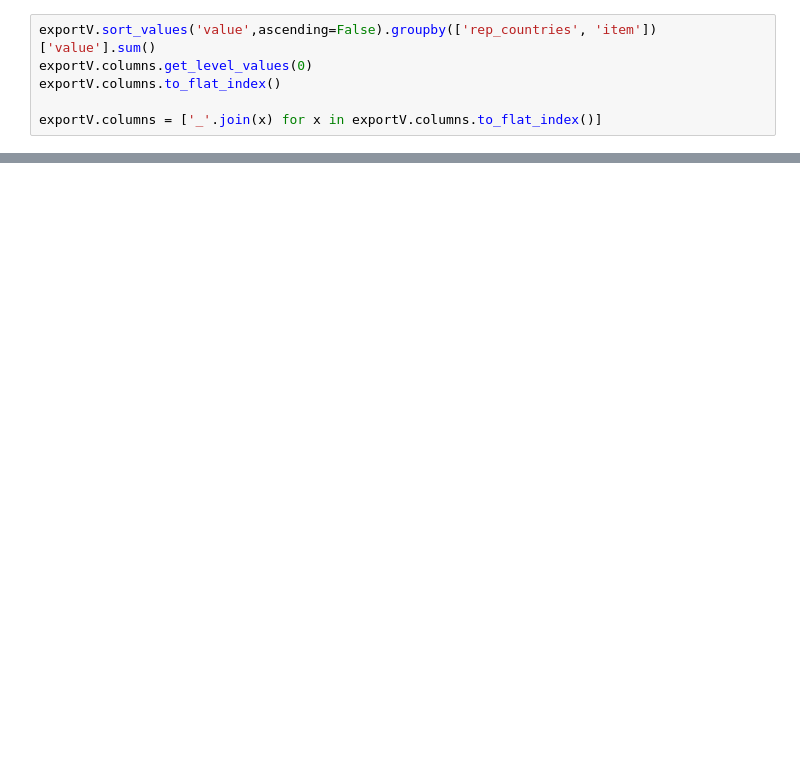
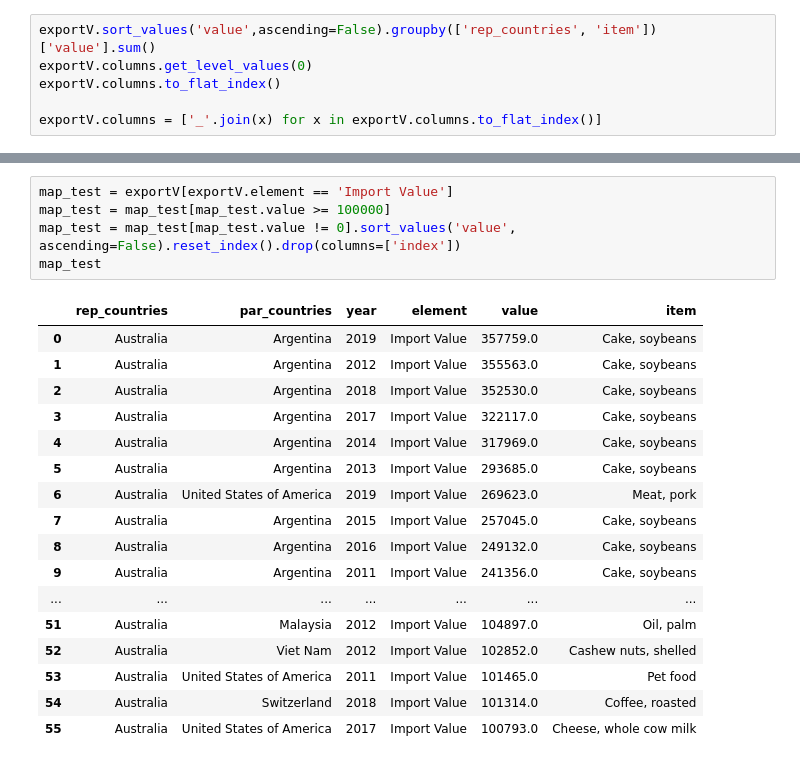
Before and after one commit to NikunjPatel852/Project_2, a Jupyter notebook: draftapiconnection.ipynb, the cells around one changed output, grey strips where cells are left out. Cells and saved outputs as stored; diff of their text form; blank space fills up the shorter version.

```diff
--- a/draftapiconnection.ipynb
+++ b/draftapiconnection.ipynb
@@ -146,0 +160,23 @@ exportV4.to_json(r'C:\Users\nikun\OneDrive\Desktop\Data Bootcamp\Project_2\stati
+# %%
+map_test = exportV[exportV.element == 'Import Value']
+map_test = map_test[map_test.value >= 100000]
+map_test = map_test[map_test.value != 0].sort_values('value', ascending=False).reset_index().drop(columns=['index'])
+map_test
+# %% [output]
+|  | rep_countries | par_countries | year | element | value | item |
+| 0 | Australia | Argentina | 2019 | Import Value | 357759.0 | Cake, soybeans |
+| 1 | Australia | Argentina | 2012 | Import Value | 355563.0 | Cake, soybeans |
+| 2 | Australia | Argentina | 2018 | Import Value | 352530.0 | Cake, soybeans |
+| 3 | Australia | Argentina | 2017 | Import Value | 322117.0 | Cake, soybeans |
+| 4 | Australia | Argentina | 2014 | Import Value | 317969.0 | Cake, soybeans |
+| 5 | Australia | Argentina | 2013 | Import Value | 293685.0 | Cake, soybeans |
+| 6 | Australia | United States of America | 2019 | Import Value | 269623.0 | Meat, pork |
+| 7 | Australia | Argentina | 2015 | Import Value | 257045.0 | Cake, soybeans |
+| 8 | Australia | Argentina | 2016 | Import Value | 249132.0 | Cake, soybeans |
+| 9 | Australia | Argentina | 2011 | Import Value | 241356.0 | Cake, soybeans |
+| ... | ... | ... | ... | ... | ... | ... |
+| 51 | Australia | Malaysia | 2012 | Import Value | 104897.0 | Oil, palm |
+| 52 | Australia | Viet Nam | 2012 | Import Value | 102852.0 | Cashew nuts, shelled |
+| 53 | Australia | United States of America | 2011 | Import Value | 101465.0 | Pet food |
+| 54 | Australia | Switzerland | 2018 | Import Value | 101314.0 | Coffee, roasted |
+| 55 | Australia | United States of America | 2017 | Import Value | 100793.0 | Cheese, whole cow milk |
```
Also changed, not shown: parts of 20 cells of this notebook, 5 other files.
